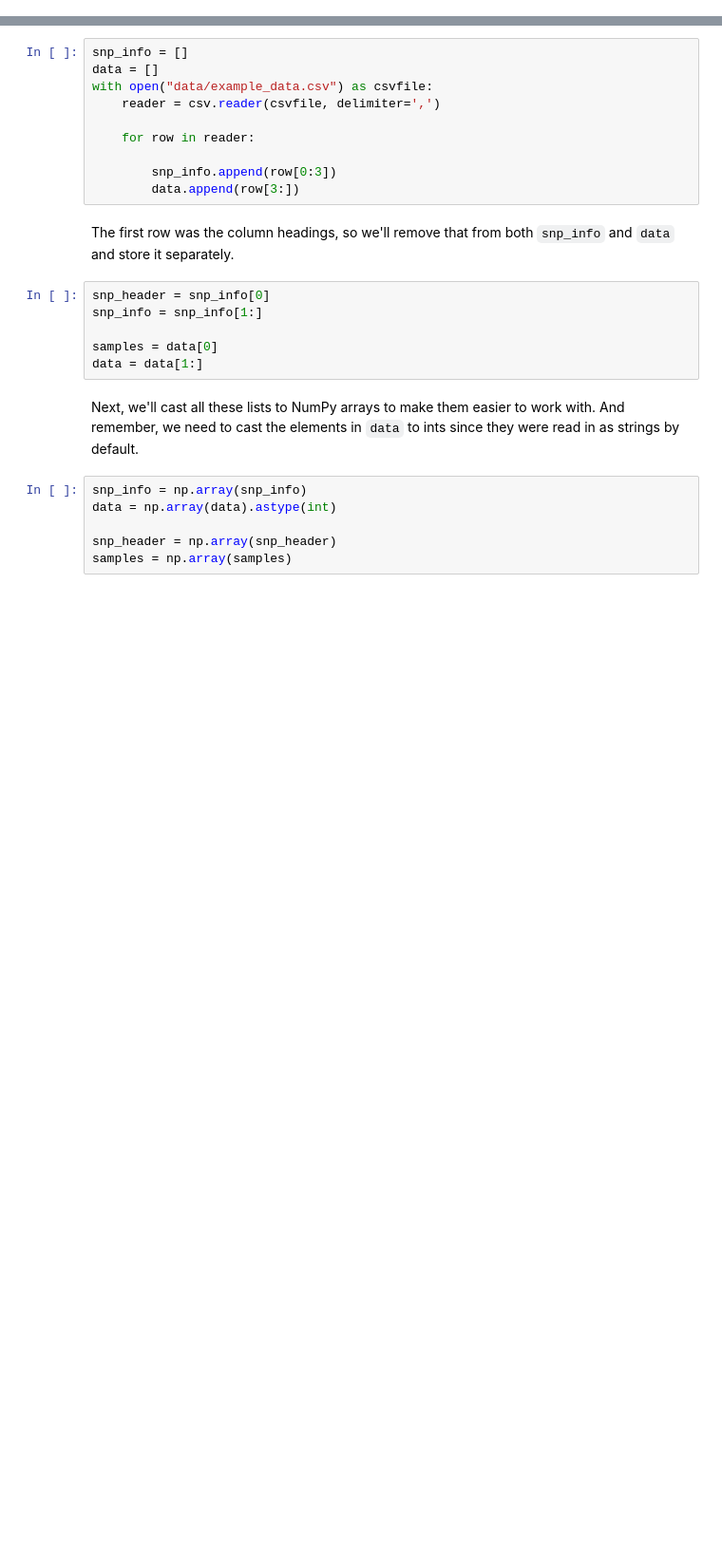
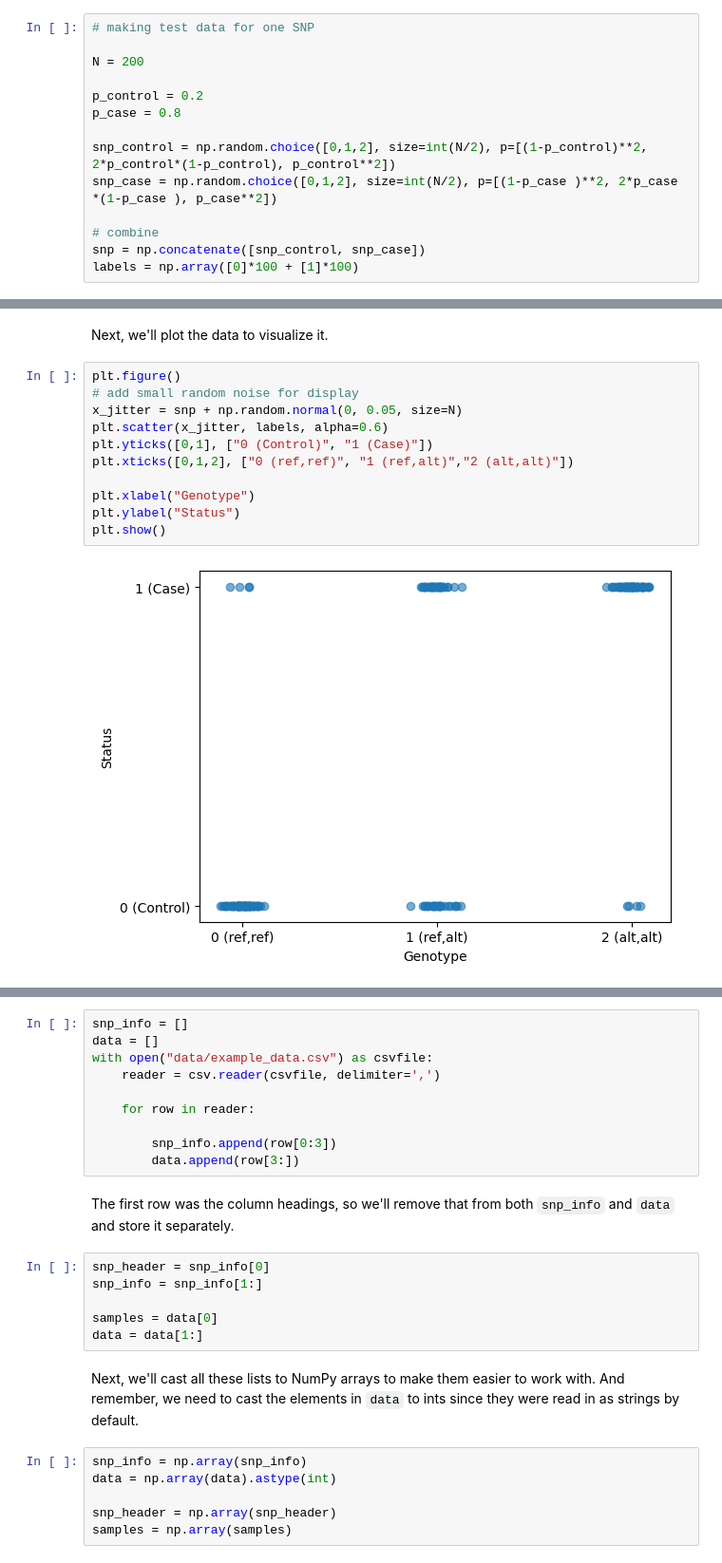
Before and after one commit to mikesaint-antoine/comp_bio_seminar, a Jupyter notebook: project2/genomics.ipynb, the cells around one changed output, grey strips where cells are left out. Shown at 95% size. Cells and saved outputs as stored; diff of their text form; blank space fills up the shorter version.

```diff
--- a/project2/genomics.ipynb
+++ b/project2/genomics.ipynb
@@ -12,0 +26,14 @@ from scipy.stats import chi2_contingency
+# %%
+# making test data for one SNP
+
+N = 200
+
+p_control = 0.2
+p_case = 0.8
+
+snp_control = np.random.choice([0,1,2], size=int(N/2), p=[(1-p_control)**2, 2*p_control*(1-p_control), p_control**2])
+snp_case = np.random.choice([0,1,2], size=int(N/2), p=[(1-p_case )**2, 2*p_case *(1-p_case ), p_case**2])
+
+# combine
+snp = np.concatenate([snp_control, snp_case])
+labels = np.array([0]*100 + [1]*100)
@@ -12,0 +58,15 @@ from scipy.stats import chi2_contingency
+# %% [markdown]
+Next, we'll plot the data to visualize it.
+# %%
+plt.figure()
+# add small random noise for display
+x_jitter = snp + np.random.normal(0, 0.05, size=N)
+plt.scatter(x_jitter, labels, alpha=0.6)
+plt.yticks([0,1], ["0 (Control)", "1 (Case)"])
+plt.xticks([0,1,2], ["0 (ref,ref)", "1 (ref,alt)","2 (alt,alt)"])
+
+plt.xlabel("Genotype")
+plt.ylabel("Status")
+plt.show()
+# %% [output]
+[figure, added]
```
Also changed, not shown: parts of 69 cells of this notebook, 3 other files.
